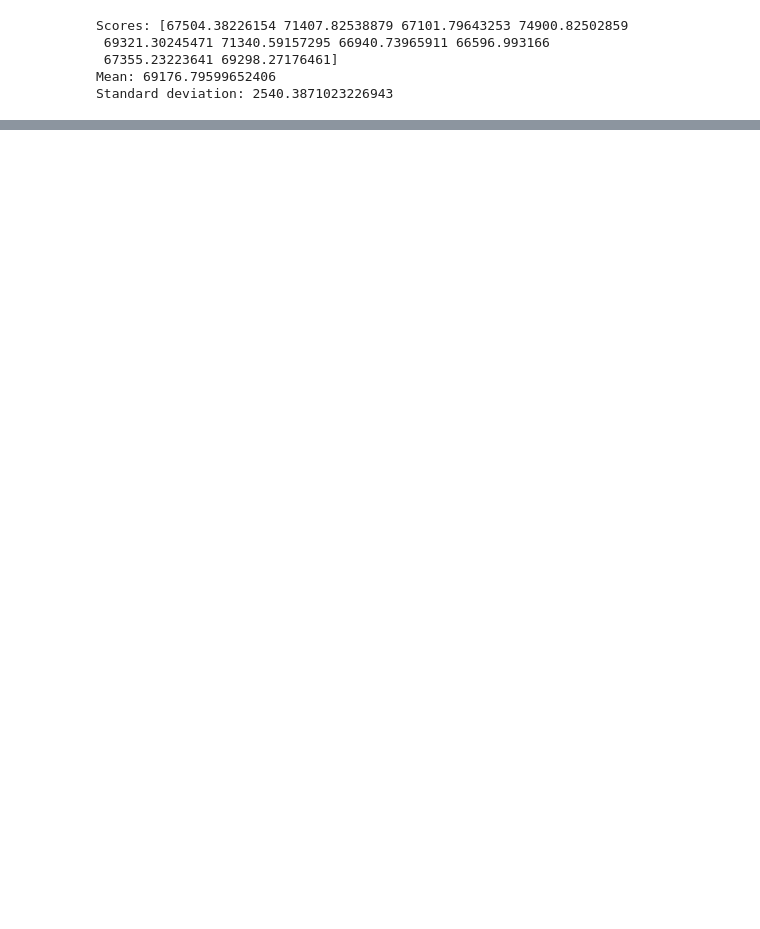
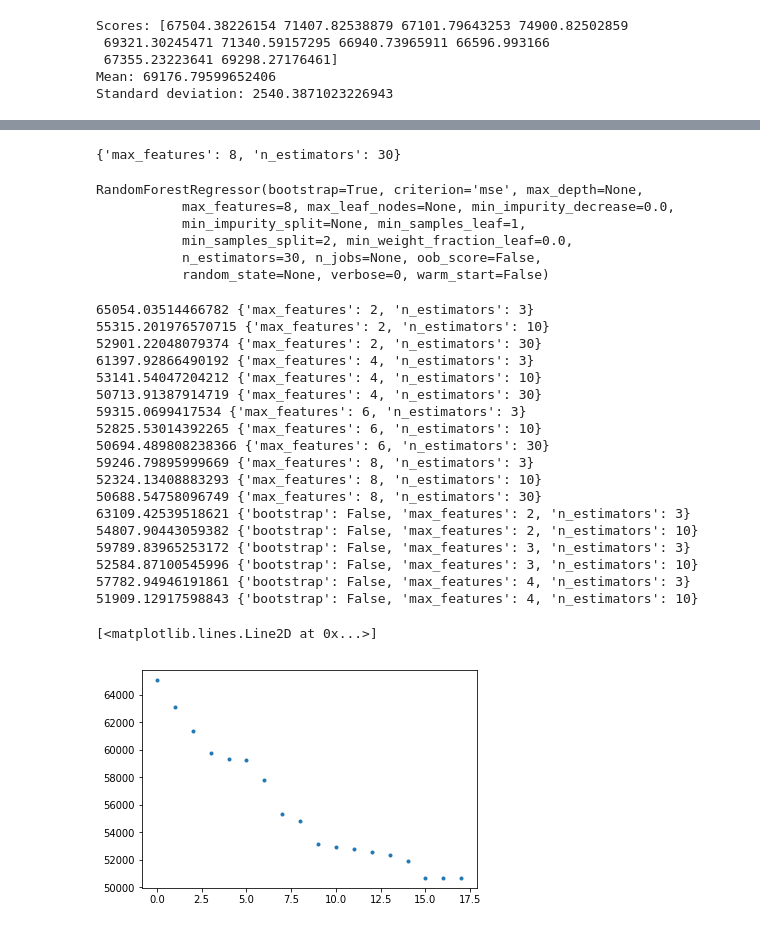
Before and after one commit to oh-/ML-tut, a Jupyter notebook: Housing.ipynb, the cells around one changed output, grey strips where cells are left out. Cells and saved outputs as stored; diff of their text form; code cells hidden in the pictures; blank space fills up the shorter version.

Commit message:
fine tuning model

```diff
--- a/Housing.ipynb
+++ b/Housing.ipynb
@@ -714,0 +742,16 @@ Standard deviation: 2540.3871023226943
+# %%
+from sklearn.model_selection import GridSearchCV
+
+param_grid = [
+    {'n_estimators': [3,10,30], 'max_features': [2,4,6,8]},
+    {'bootstrap': [False], 'n_estimators': [3,10], 'max_features': [2,3,4]},
+]
+
+forest_reg = RandomForestRegressor()
+
+grid_search = GridSearchCV(forest_reg,
+                           param_grid,
+                           cv=5,
+                           scoring='neg_mean_squared_error')
+
+grid_search.fit(housing_prepared, housing_labels)
@@ -714,0 +770,46 @@ Standard deviation: 2540.3871023226943
+# %%
+# The best combination of parameters can be accessed as so:
+grid_search.best_params_
+# %% [output]
+{'max_features': 8, 'n_estimators': 30}
+# %%
+grid_search.best_estimator_
+# %% [output]
+RandomForestRegressor(bootstrap=True, criterion='mse', max_depth=None,
+           max_features=8, max_leaf_nodes=None, min_impurity_decrease=0.0,
+           min_impurity_split=None, min_samples_leaf=1,
+           min_samples_split=2, min_weight_fraction_leaf=0.0,
+           n_estimators=30, n_jobs=None, oob_score=False,
+           random_state=None, verbose=0, warm_start=False)
+# %%
+# And take a look at each of the scores:
+cvres = grid_search.cv_results_
+xs = np.array([])
+for mean_score, params in zip(cvres['mean_test_score'], cvres['params']):
+    x = np.sqrt(-mean_score)
+    print(x, params)
+    xs.append([x, params['max_features'], params['n_estimators']])
+
+xs.sort(reverse=True)
+plt.plot(xs, '.')
+# %% [output]
+65054.03514466782 {'max_features': 2, 'n_estimators': 3}
+55315.201976570715 {'max_features': 2, 'n_estimators': 10}
+52901.22048079374 {'max_features': 2, 'n_estimators': 30}
+61397.92866490192 {'max_features': 4, 'n_estimators': 3}
+53141.54047204212 {'max_features': 4, 'n_estimators': 10}
+50713.91387914719 {'max_features': 4, 'n_estimators': 30}
+59315.0699417534 {'max_features': 6, 'n_estimators': 3}
+52825.53014392265 {'max_features': 6, 'n_estimators': 10}
+50694.489808238366 {'max_features': 6, 'n_estimators': 30}
+59246.79895999669 {'max_features': 8, 'n_estimators': 3}
+52324.13408883293 {'max_features': 8, 'n_estimators': 10}
+50688.54758096749 {'max_features': 8, 'n_estimators': 30}
+63109.42539518621 {'bootstrap': False, 'max_features': 2, 'n_estimators': 3}
+54807.90443059382 {'bootstrap': False, 'max_features': 2, 'n_estimators': 10}
+59789.83965253172 {'bootstrap': False, 'max_features': 3, 'n_estimators': 3}
+52584.87100545996 {'bootstrap': False, 'max_features': 3, 'n_estimators': 10}
+57782.94946191861 {'bootstrap': False, 'max_features': 4, 'n_estimators': 3}
+51909.12917598843 {'bootstrap': False, 'max_features': 4, 'n_estimators': 10}
+[<matplotlib.lines.Line2D at 0x...>]
+[figure, added]
```
Also changed, not shown: parts of 8 cells of this notebook.
